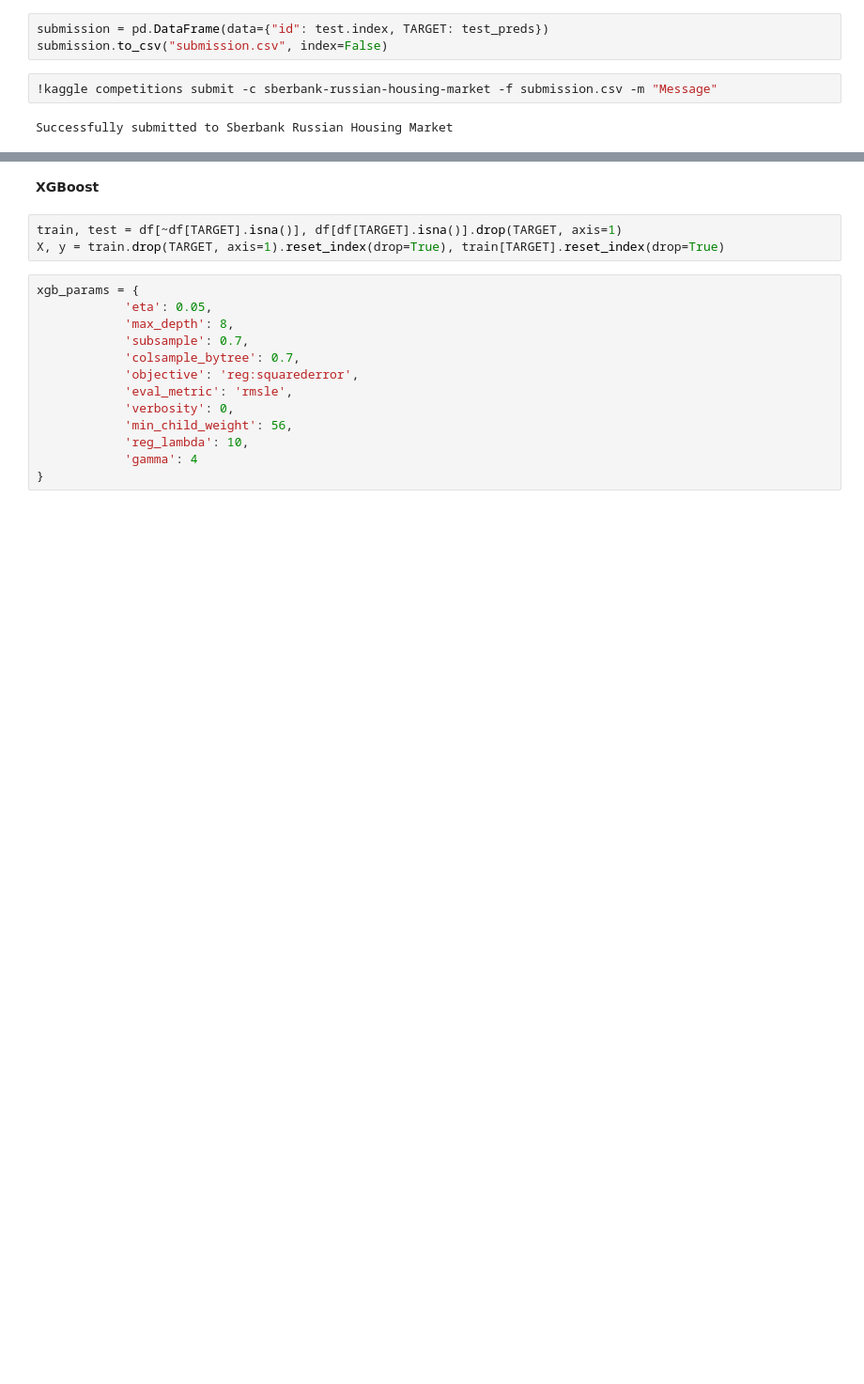
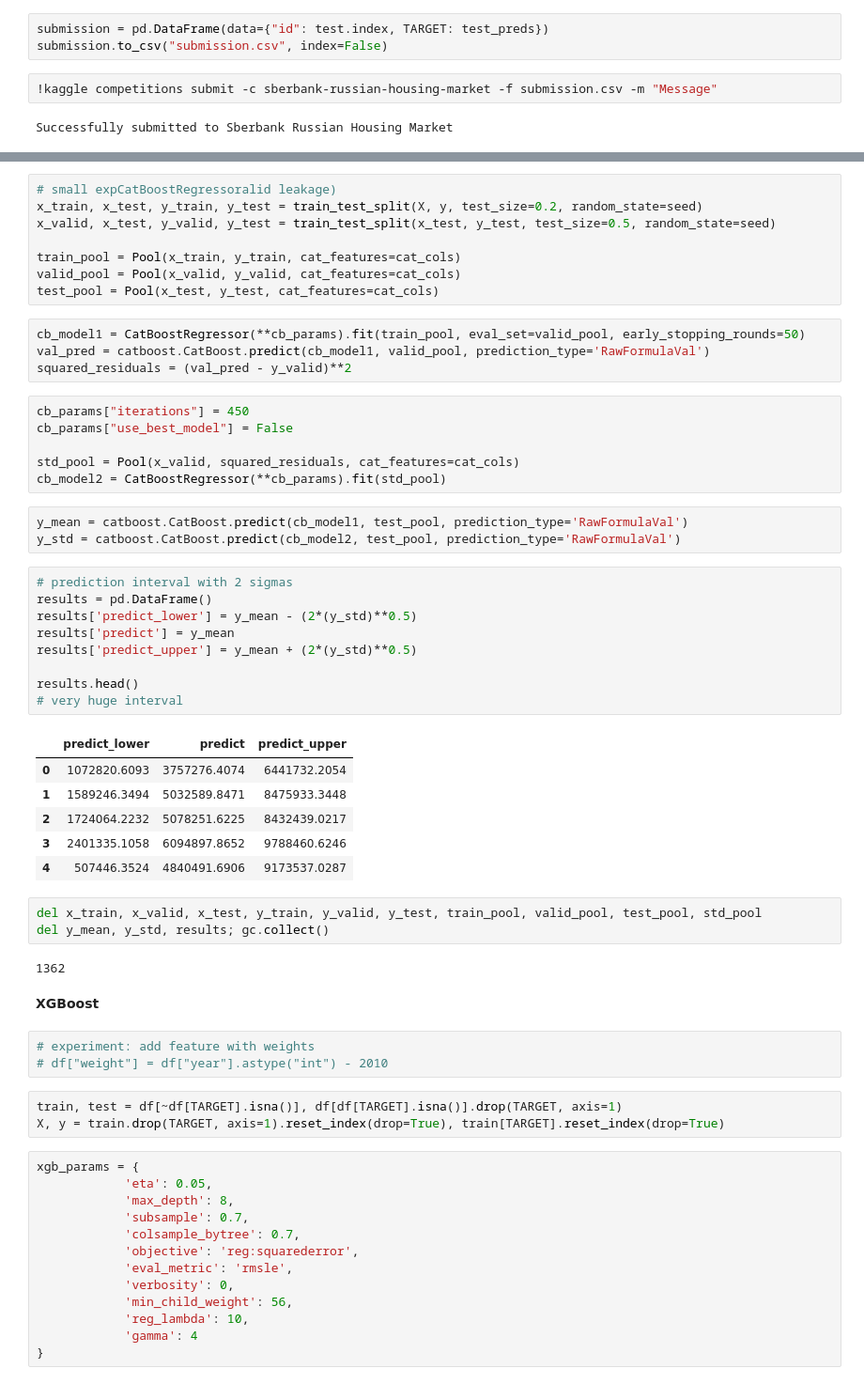
Before and after one commit to pankratozzi/ML_pet_projects, a Jupyter notebook: regression/sberbank_moscow_housing/sber_regression.ipynb, the cells around one changed output, grey strips where cells are left out. Shown at 94% size. Cells and saved outputs as stored; diff of their text form; blank space fills up the shorter version.

```diff
--- a/regression/sberbank_moscow_housing/sber_regression.ipynb
+++ b/regression/sberbank_moscow_housing/sber_regression.ipynb
@@ -851,5 +868,50 @@ plt.show()
+# %%
+# small expCatBoostRegressoralid leakage)
+x_train, x_test, y_train, y_test = train_test_split(X, y, test_size=0.2, random_state=seed)
+x_valid, x_test, y_valid, y_test = train_test_split(x_test, y_test, test_size=0.5, random_state=seed)
+
+train_pool = Pool(x_train, y_train, cat_features=cat_cols)
+valid_pool = Pool(x_valid, y_valid, cat_features=cat_cols)
+test_pool = Pool(x_test, y_test, cat_features=cat_cols)
+# %%
+cb_model1 = CatBoostRegressor(**cb_params).fit(train_pool, eval_set=valid_pool, early_stopping_rounds=50)
+val_pred = catboost.CatBoost.predict(cb_model1, valid_pool, prediction_type='RawFormulaVal')
+squared_residuals = (val_pred - y_valid)**2
+# %%
+cb_params["iterations"] = 450
+cb_params["use_best_model"] = False
+
+std_pool = Pool(x_valid, squared_residuals, cat_features=cat_cols)
+cb_model2 = CatBoostRegressor(**cb_params).fit(std_pool)
+# %%
+y_mean = catboost.CatBoost.predict(cb_model1, test_pool, prediction_type='RawFormulaVal')
+y_std = catboost.CatBoost.predict(cb_model2, test_pool, prediction_type='RawFormulaVal')
+# %%
+# prediction interval with 2 sigmas
+results = pd.DataFrame()
+results['predict_lower'] = y_mean - (2*(y_std)**0.5)
+results['predict'] = y_mean
+results['predict_upper'] = y_mean + (2*(y_std)**0.5)
+
+results.head()
+# very huge interval
+# %% [output]
+|  | predict_lower | predict | predict_upper |
+| 0 | 1072820.6093 | 3757276.4074 | 6441732.2054 |
+| 1 | 1589246.3494 | 5032589.8471 | 8475933.3448 |
+| 2 | 1724064.2232 | 5078251.6225 | 8432439.0217 |
+| 3 | 2401335.1058 | 6094897.8652 | 9788460.6246 |
+| 4 | 507446.3524 | 4840491.6906 | 9173537.0287 |
+# %%
+del x_train, x_valid, x_test, y_train, y_valid, y_test, train_pool, valid_pool, test_pool, std_pool
+del y_mean, y_std, results; gc.collect()
+# %% [output]
+1362
 # %% [markdown]
 **XGBoost**
+# %%
+# experiment: add feature with weights
+# df["weight"] = df["year"].astype("int") - 2010
 # %%
 train, test = df[~df[TARGET].isna()], df[df[TARGET].isna()].drop(TARGET, axis=1)
 X, y = train.drop(TARGET, axis=1).reset_index(drop=True), train[TARGET].reset_index(drop=True)
```
Also changed, not shown: parts of 15 cells of this notebook, 1 other file.
